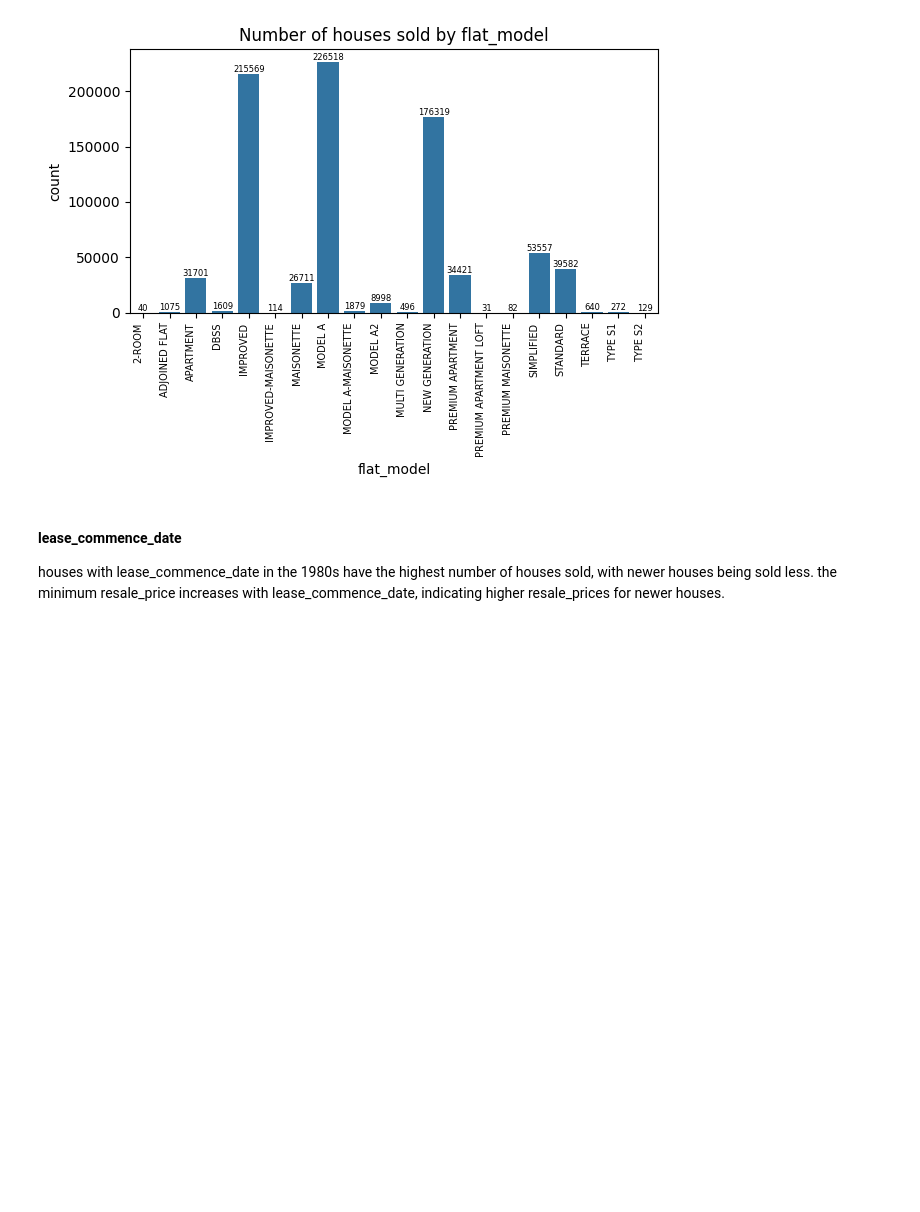
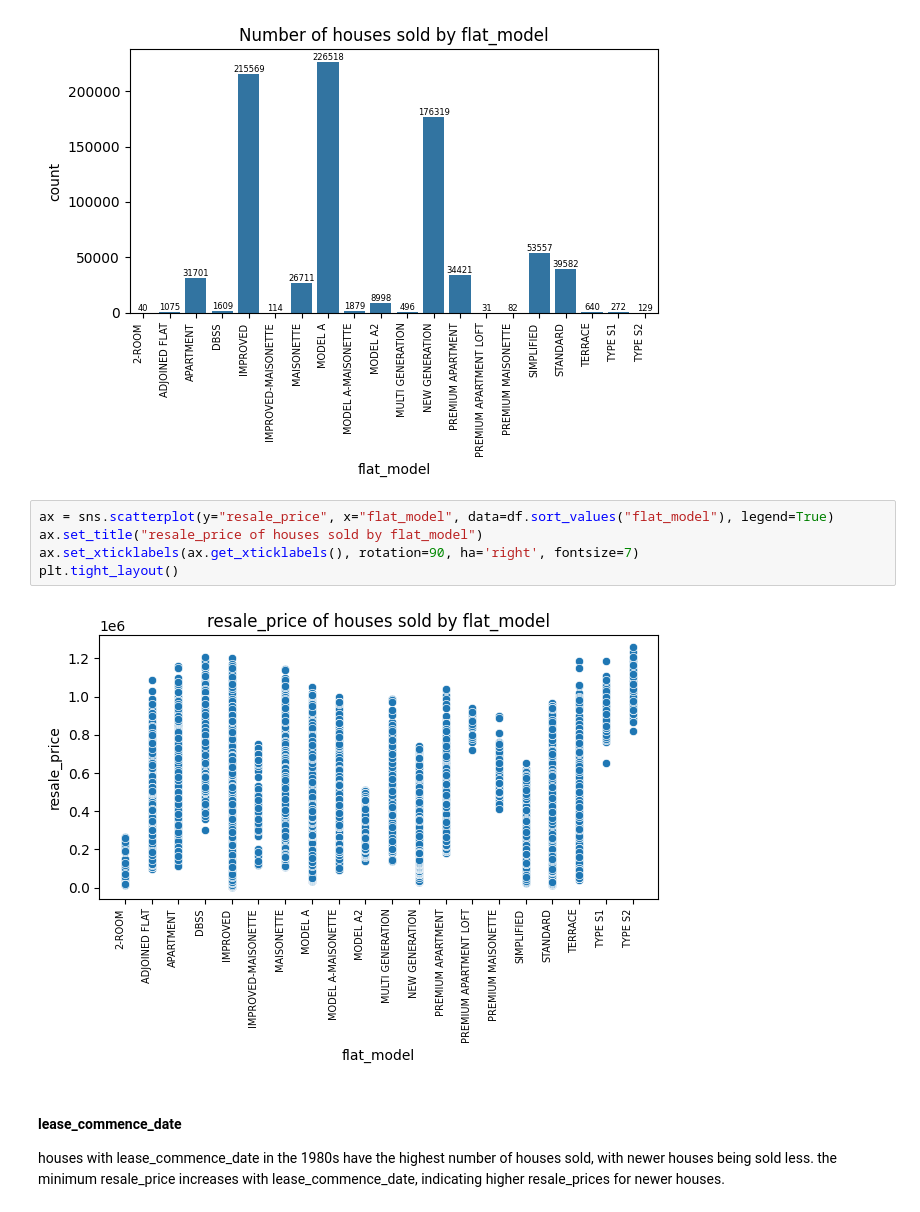
Before and after one commit to risafheng/sg_property_price_predictor, a Jupyter notebook: sg_property_price_predictor.ipynb, the cells around one changed output. Cells and saved outputs as stored; diff of their text form; blank space fills up the shorter version.

```diff
--- a/sg_property_price_predictor.ipynb
+++ b/sg_property_price_predictor.ipynb
@@ -532,6 +531,13 @@ ax.set_xticklabels(ax.get_xticklabels(), rotation=90, ha='right', fontsize=7)
 plt.tight_layout()
 # %% [output]
 [figure]
+# %%
+ax = sns.scatterplot(y="resale_price", x="flat_model", data=df.sort_values("flat_model"), legend=True)
+ax.set_title("resale_price of houses sold by flat_model")
+ax.set_xticklabels(ax.get_xticklabels(), rotation=90, ha='right', fontsize=7)
+plt.tight_layout()
+# %% [output]
+[figure, added]
 # %% [markdown]
 #### lease_commence_date
 
```
Also changed, not shown: parts of 9 cells of this notebook.
